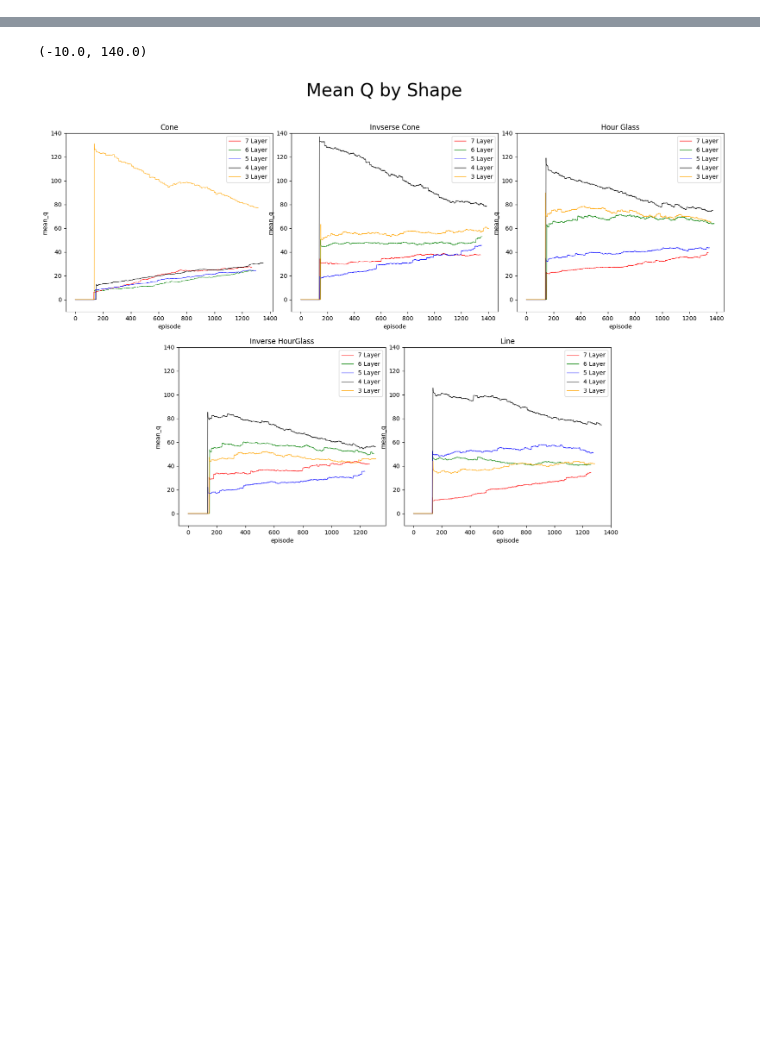
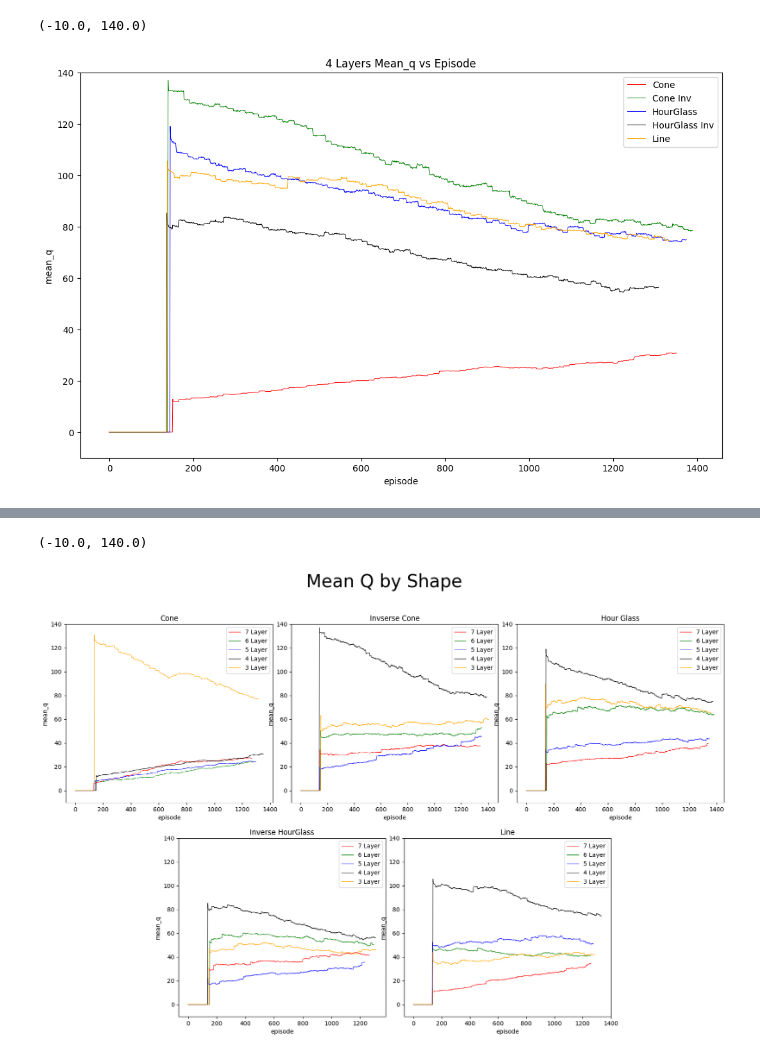
Before and after one commit to ZaidSalahuddin/EE-Atari-RL, a Jupyter notebook: Code/dataVis.ipynb, the cells around one changed output, grey strips where cells are left out. Saved outputs shown, nothing was run; the diff lists cells and outputs as text; code cells hidden in the pictures; blank space fills up the shorter version.

```diff
--- a/Code/dataVis.ipynb
+++ b/Code/dataVis.ipynb
@@ -158,0 +266,24 @@ ax5.set_ylim([y_lim_min,y_lim_max])
+# %%
+# Mean Q 4 Layer
+alpha = 1
+lw = 0.7
+y_lim_min = -10
+y_lim_max = 140
+
+#set up the plot
+fig = plt.figure(figsize=(10,6))
+ax1 = fig.add_axes([0, 0, 1, 1]) # left, bottom, width, height (range 0 to 1)
+
+ax1.title.set_text('4 Layers Mean_q vs Episode')
+
+label = ["Cone","Cone Inv","HourGlass","HourGlass Inv","Line"]
+color = ["red","green","blue","black","orange"]
+for i in range(5):
+    ax1.plot(episode[i+15], mean_q[i+15], alpha=alpha, label = label[int(i)], lw=lw, color=color[int(i)])
+ax1.set_xlabel('episode')
+ax1.set_ylabel('mean_q')
+ax1.legend(loc=0)
+ax1.set_ylim([y_lim_min,y_lim_max])
+# %% [output]
+(-10.0, 140.0)
+[figure, added]
```
Also changed, not shown: parts of 18 cells of this notebook.
